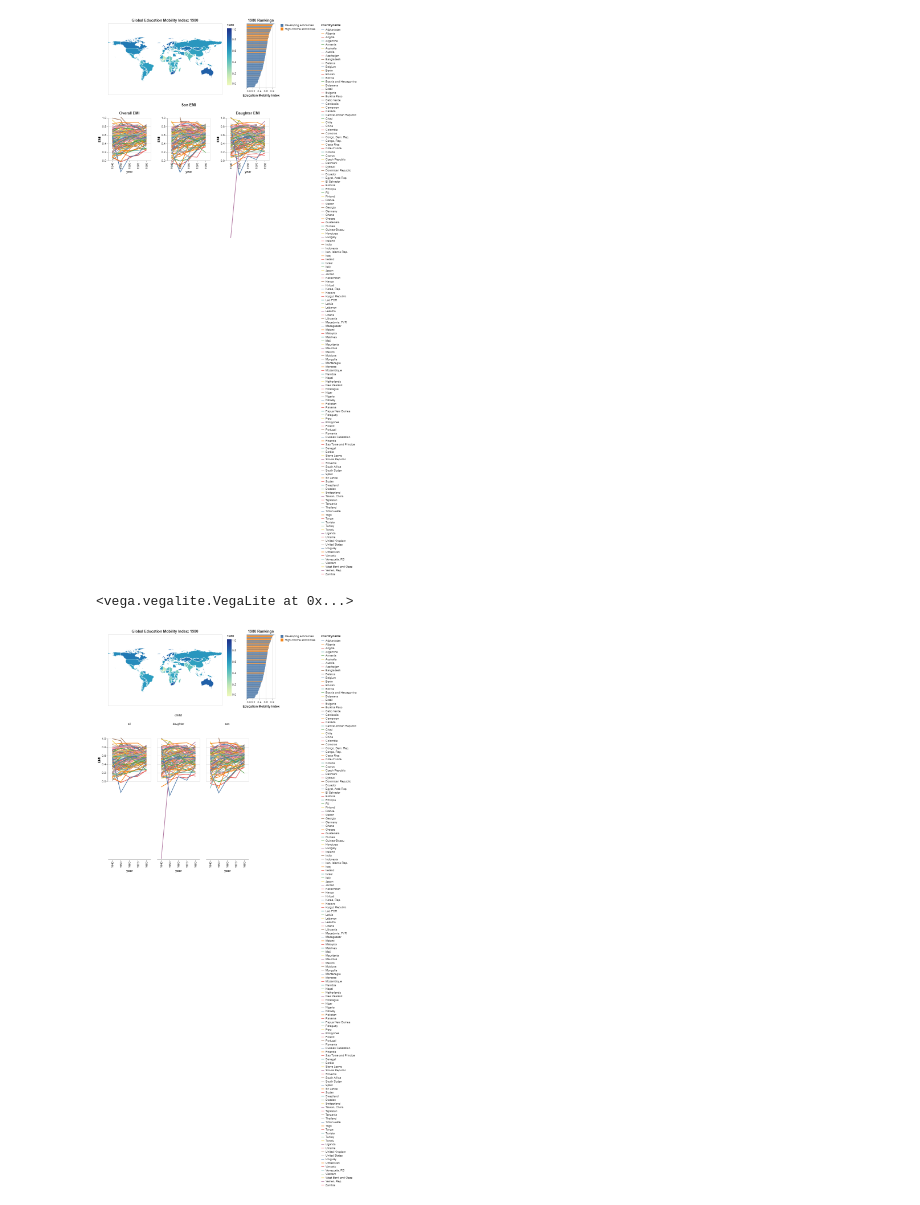
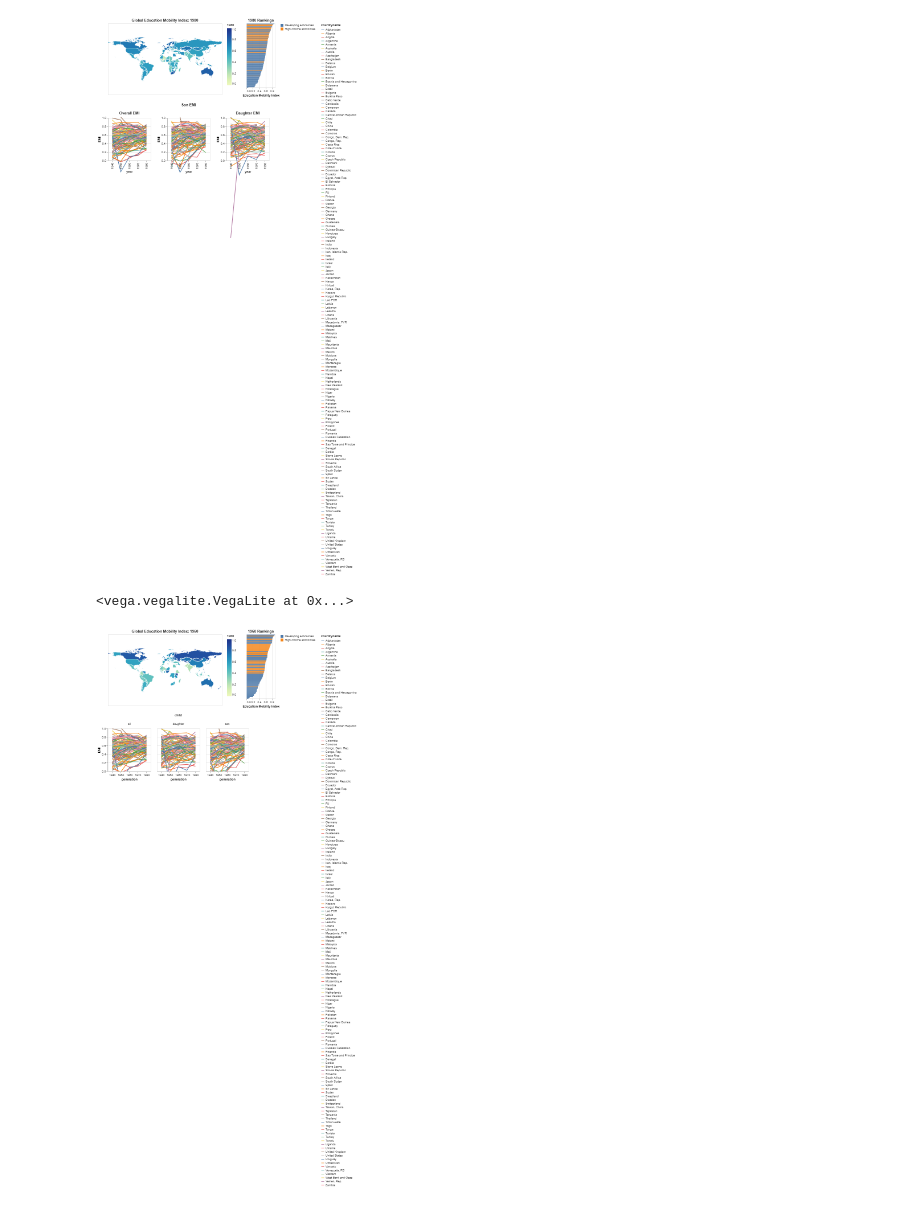
Before and after one commit to UBC-MDS/DSCI_532_L02_Group212_SocialMobilityProject, a Jupyter notebook: src/data_wrangling.ipynb, the cells around one changed output. Saved outputs shown, nothing was run; the diff lists cells and outputs as text; code cells hidden in the pictures.

Commit message:
separated wrangling from plot functions and uploaded

```diff
--- a/src/data_wrangling.ipynb
+++ b/src/data_wrangling.ipynb
@@ -543,34 +577,34 @@ def map_and_bar_by_year(year, title):
             alt.Tooltip('countryname:N', title="country"),
             alt.Tooltip(f'{quote_yr}:Q', title="EMI")
         ]
     ).properties(title=f'{year} Rankings', height = 225, width = 100).add_selection(selection)
 
 
-    line_chart = alt.Chart(ed_mob_df).mark_line().encode(
-        alt.X('year:N'),
+    line_chart = alt.Chart(ed_mob_df).mark_line(clip=True).encode(
+        alt.X('year:N', axis=alt.Axis(labelAngle=0), title="generation"),
         alt.Y('EMI:Q', scale=alt.Scale(domain=(0,1))),
         color=alt.condition(selection,
                     alt.Color('countryname:N'),
                     alt.value('')),
         tooltip='EMI:N'
     ).add_selection(
         selection
     ).properties(
         width = 150,
         height = 150,
         title = "",
     ).facet(
         column='child:N'
     )
 
 
     map_and_bar = (map_chart | bar_chart)
 
     return map_and_bar & line_chart
 
-year = 1980
+year = 1960
 title = f'Global Education Mobility Index: {year}'
 map_and_bar_by_year(year, title)
 # %% [output]
 <vega.vegalite.VegaLite at 0x...>
-[figure, old version]
+[figure, new version]
```
Also changed, not shown: parts of 3 cells of this notebook, 2 other files.
